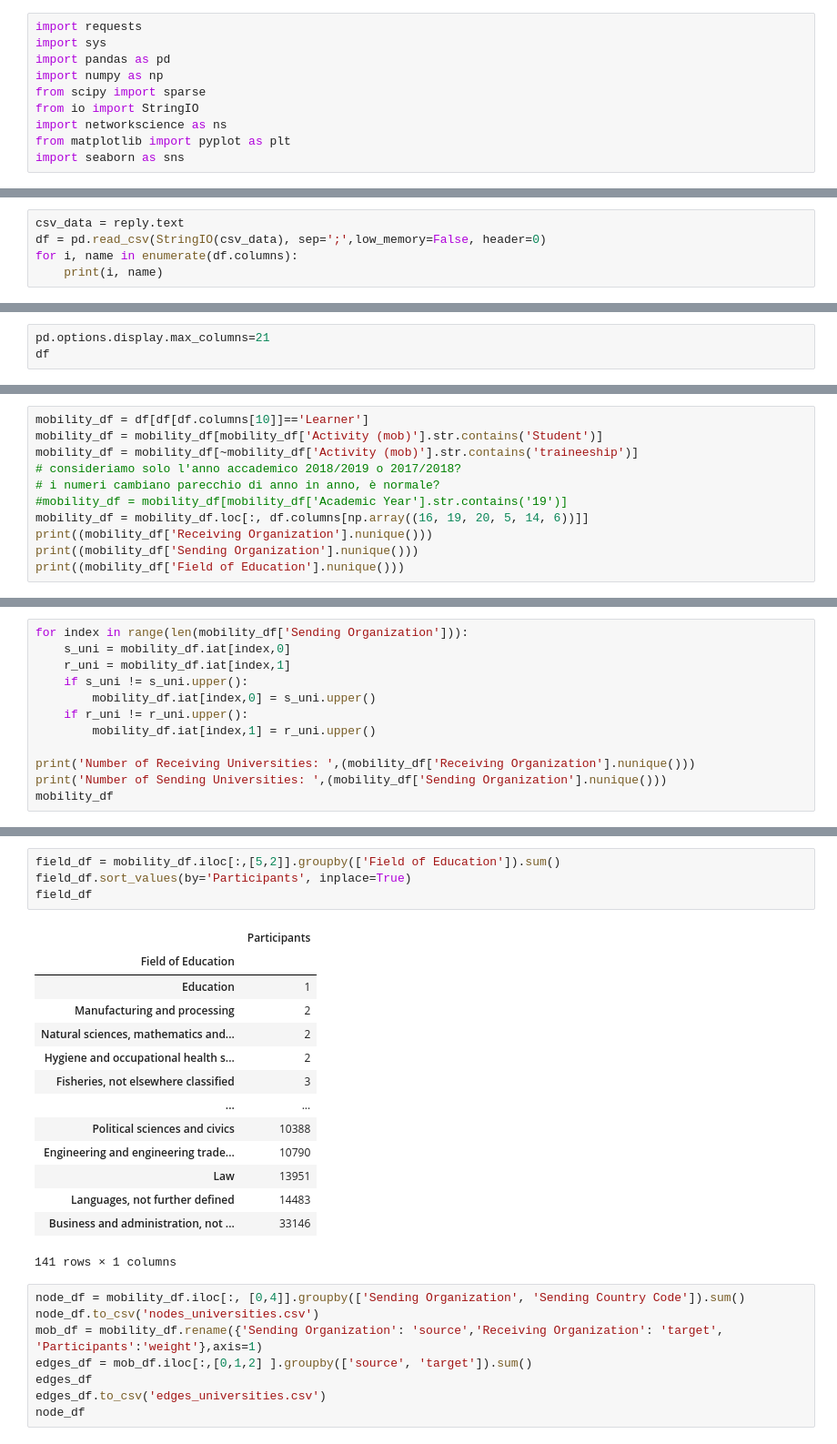
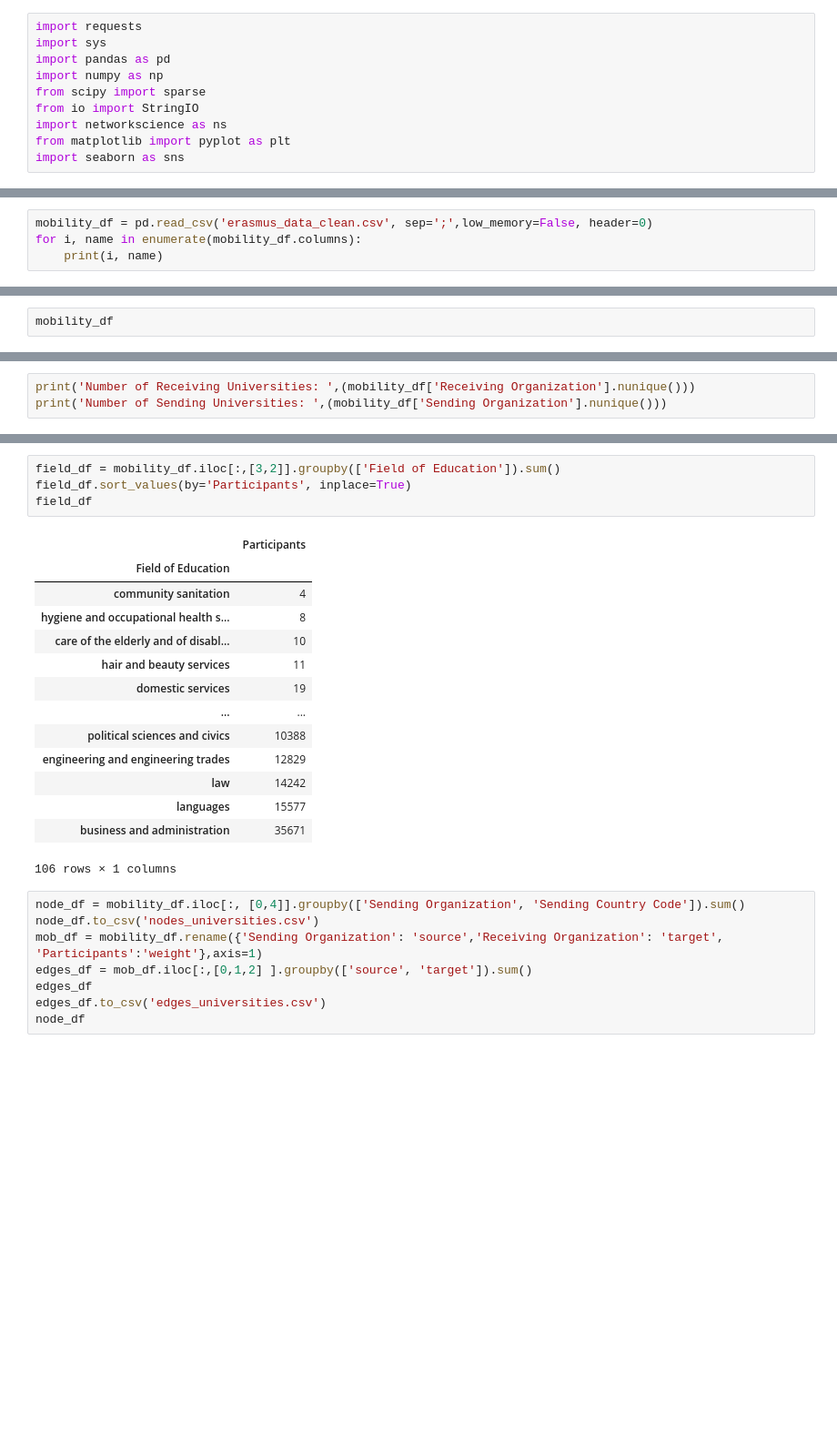
Before and after one commit to FilippoBragato/ErasmusMobilityStudy, a Jupyter notebook: ErasmusForStudy_Network.ipynb, the cells around one changed output, grey strips where cells are left out. Shown at 91% size. Saved outputs shown, nothing was run; the diff lists cells and outputs as text; blank space fills up the shorter version.

```diff
--- a/ErasmusForStudy_Network.ipynb
+++ b/ErasmusForStudy_Network.ipynb
@@ -14,6 +11,5 @@ reply.encoding = 'utf-8'
 # %%
-csv_data = reply.text
-df = pd.read_csv(StringIO(csv_data), sep=';',low_memory=False, header=0)
-for i, name in enumerate(df.columns):
+mobility_df = pd.read_csv('erasmus_data_clean.csv', sep=';',low_memory=False, header=0)
+for i, name in enumerate(mobility_df.columns):
     print(i, name)
 # %% [output]
@@ -37,4 +24,3 @@ for i, name in enumerate(df.columns):
 # %%
-pd.options.display.max_columns=21
-df
+mobility_df
 # %% [output]
@@ -54,11 +39,0 @@ df
-# %%
-mobility_df = df[df[df.columns[10]]=='Learner']
-mobility_df = mobility_df[mobility_df['Activity (mob)'].str.contains('Student')]
-mobility_df = mobility_df[~mobility_df['Activity (mob)'].str.contains('traineeship')]
-# consideriamo solo l'anno accademico 2018/2019 o 2017/2018?
-# i numeri cambiano parecchio di anno in anno, è normale?
-#mobility_df = mobility_df[mobility_df['Academic Year'].str.contains('19')]
-mobility_df = mobility_df.loc[:, df.columns[np.array((16, 19, 20, 5, 14, 6))]]
-print((mobility_df['Receiving Organization'].nunique()))
-print((mobility_df['Sending Organization'].nunique()))
-print((mobility_df['Field of Education'].nunique()))
@@ -69,15 +40,6 @@ print((mobility_df['Field of Education'].nunique()))
 # %%
-for index in range(len(mobility_df['Sending Organization'])):
-    s_uni = mobility_df.iat[index,0]
-    r_uni = mobility_df.iat[index,1]
-    if s_uni != s_uni.upper():
-        mobility_df.iat[index,0] = s_uni.upper()
-    if r_uni != r_uni.upper():
-        mobility_df.iat[index,1] = r_uni.upper()
-
 print('Number of Receiving Universities: ',(mobility_df['Receiving Organization'].nunique()))
 print('Number of Sending Universities: ',(mobility_df['Sending Organization'].nunique()))
-mobility_df
 # %% [output]
 Number of Receiving Universities:  3668
 Number of Sending Universities:  4189
@@ -97,22 +46,22 @@ Number of Sending Universities:  4189
 # %%
-field_df = mobility_df.iloc[:,[5,2]].groupby(['Field of Education']).sum()
+field_df = mobility_df.iloc[:,[3,2]].groupby(['Field of Education']).sum()
 field_df.sort_values(by='Participants', inplace=True)
 field_df
 # %% [output]
 |  | Participants |
 | Field of Education |  |
-| Education | 1 |
-| Manufacturing and processing | 2 |
-| Natural sciences, mathematics and... | 2 |
-| Hygiene and occupational health s... | 2 |
-| Fisheries, not elsewhere classified | 3 |
+| community sanitation | 4 |
+| hygiene and occupational health s... | 8 |
+| care of the elderly and of disabl... | 10 |
+| hair and beauty services | 11 |
+| domestic services | 19 |
 | ... | ... |
-| Political sciences and civics | 10388 |
-| Engineering and engineering trade... | 10790 |
-| Law | 13951 |
-| Languages, not further defined | 14483 |
-| Business and administration, not ... | 33146 |
+| political sciences and civics | 10388 |
+| engineering and engineering trades | 12829 |
+| law | 14242 |
+| languages | 15577 |
+| business and administration | 35671 |
-141 rows × 1 columns
+106 rows × 1 columns
 # %%
 node_df = mobility_df.iloc[:, [0,4]].groupby(['Sending Organization', 'Sending Country Code']).sum()
 node_df.to_csv('nodes_universities.csv')
```
Also changed, not shown: parts of 20 cells of this notebook, 1 other file.
